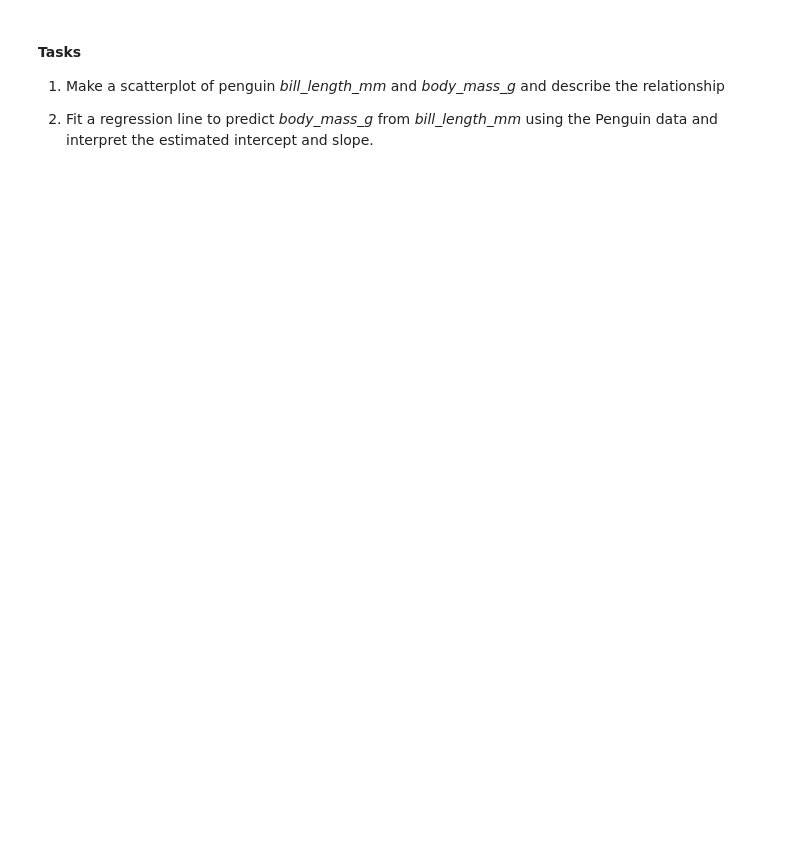
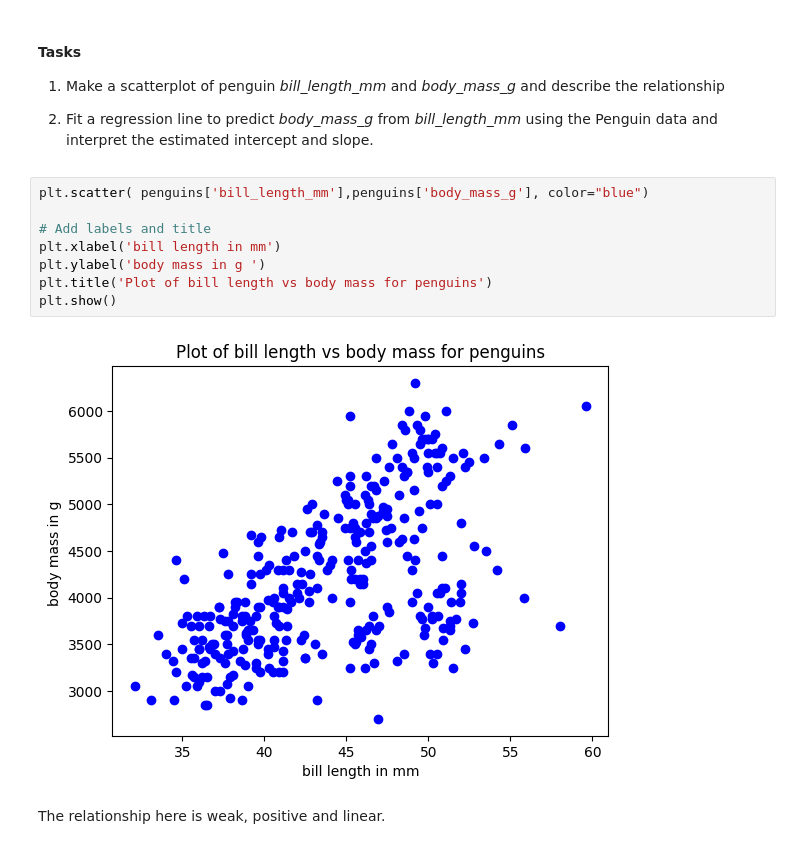
Before and after one commit to schuckers/DTSC2301, a Jupyter notebook: Code/Quant_vs_Quant_Investigation.ipynb, the cells around one changed output. Saved outputs shown, nothing was run; the diff lists cells and outputs as text; blank space fills up the shorter version.

```diff
--- a/Code/Quant_vs_Quant_Investigation.ipynb
+++ b/Code/Quant_vs_Quant_Investigation.ipynb
@@ -144,3 +187,15 @@ print(beta_1)
 1.  Make a scatterplot of penguin *bill_length_mm* and *body_mass_g* and describe the relationship
 
 2. Fit a regression line to predict *body_mass_g* from *bill_length_mm* using the Penguin data and interpret the estimated intercept and slope.
+# %%
+plt.scatter( penguins['bill_length_mm'],penguins['body_mass_g'], color="blue")
+
+# Add labels and title
+plt.xlabel('bill length in mm')
+plt.ylabel('body mass in g ')
+plt.title('Plot of bill length vs body mass for penguins')
+plt.show()
+# %% [output]
+[figure, added]
+# %% [markdown]
+The relationship here is weak, positive and linear.
```
Also changed, not shown: parts of 10 cells of this notebook, 1 other file.
